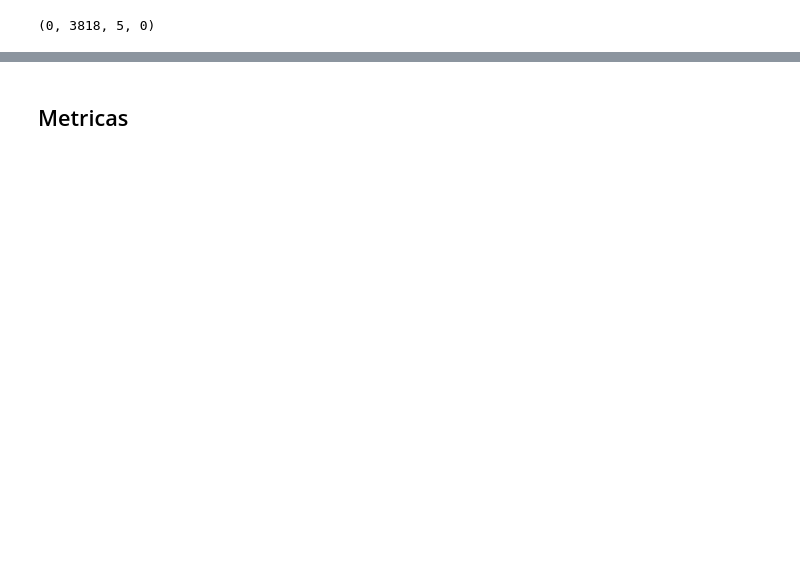
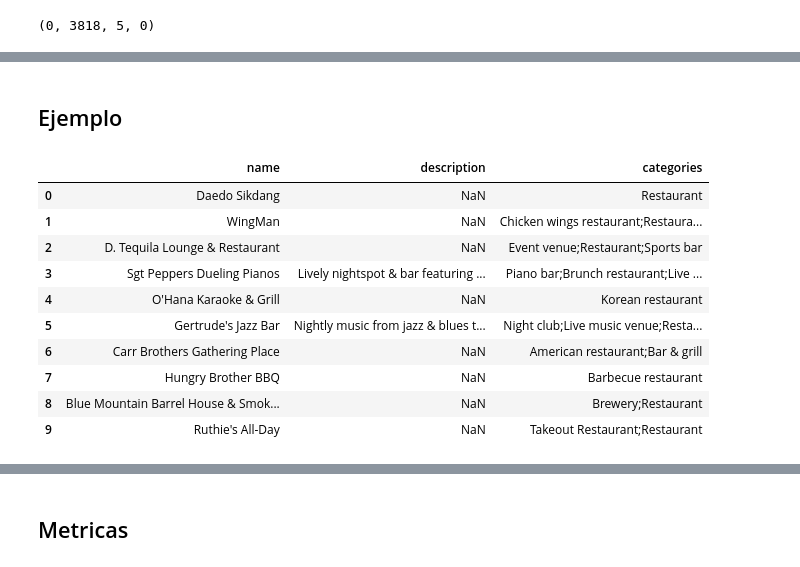
Before and after one commit to pedrozavalat/iic3633-proyecto, a Jupyter notebook: iic3633_LLaVA_Tiny 2.ipynb, the cells around one changed output, grey strips where cells are left out. Saved outputs shown, nothing was run; the diff lists cells and outputs as text; code cells hidden in the pictures; blank space fills up the shorter version.

```diff
--- a/iic3633_LLaVA_Tiny 2.ipynb
+++ b/iic3633_LLaVA_Tiny 2.ipynb
@@ -644,0 +614,20 @@ users_reclist = list(parse("LLaVa_users_reclists_2.json.gz"))[0]
+# %% [markdown]
+## Ejemplo
+# %%
+random_user = '100012107238749468669'
+show_recommendations(
+    user=random_user,
+    reclist=llava_reclists[random_user][10]
+)
+# %% [output]
+|  | name | description | categories |
+| 0 | Daedo Sikdang | NaN | Restaurant |
+| 1 | WingMan | NaN | Chicken wings restaurant;Restaura... |
+| 2 | D. Tequila Lounge & Restaurant | NaN | Event venue;Restaurant;Sports bar |
+| 3 | Sgt Peppers Dueling Pianos | Lively nightspot & bar featuring ... | Piano bar;Brunch restaurant;Live ... |
+| 4 | O'Hana Karaoke & Grill | NaN | Korean restaurant |
+| 5 | Gertrude's Jazz Bar | Nightly music from jazz & blues t... | Night club;Live music venue;Resta... |
+| 6 | Carr Brothers Gathering Place | NaN | American restaurant;Bar & grill |
+| 7 | Hungry Brother BBQ | NaN | Barbecue restaurant |
+| 8 | Blue Mountain Barrel House & Smok... | NaN | Brewery;Restaurant |
+| 9 | Ruthie's All-Day | NaN | Takeout Restaurant;Restaurant |
```
Also changed, not shown: parts of 28 cells of this notebook.
